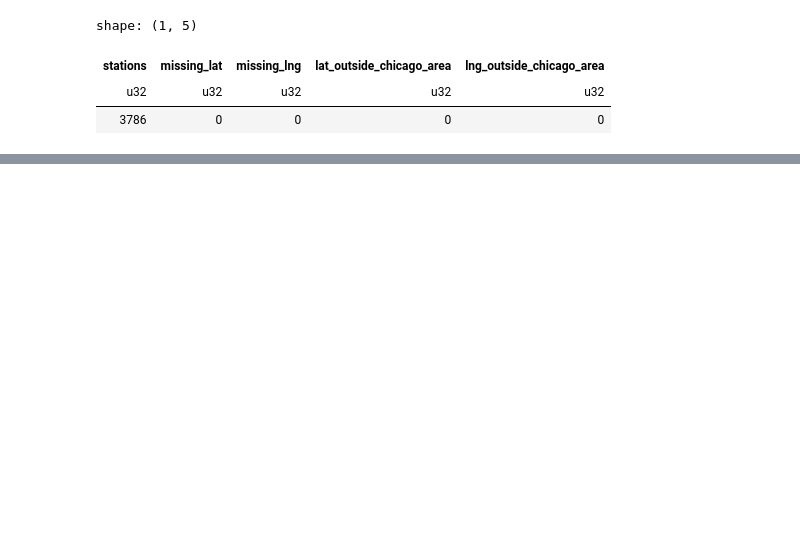
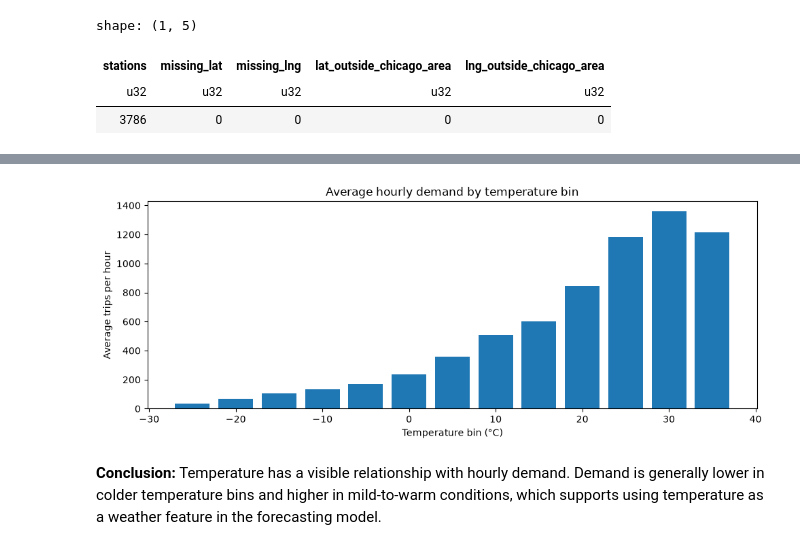
Before and after one commit to koshiroquoc/bikeshare-forecast, a Jupyter notebook: notebooks/01_eda.ipynb, the cells around one changed output, grey strips where cells are left out. Drawn from its saved outputs; the diff is of its cells as text; code cells hidden in the pictures; blank space fills up the shorter version.

```diff
--- a/notebooks/01_eda.ipynb
+++ b/notebooks/01_eda.ipynb
@@ -452,0 +689,5 @@ Conclusion: The station mapping was exported to `data/reference/station_mapping.
+# %%
+#Load weather data
+weather = pl.read_parquet(str(WEATHER_RAW / "historical" / "*.parquet"))
+
+weather.head(), weather.shape, weather.schema
@@ -452,0 +760,17 @@ Conclusion: The station mapping was exported to `data/reference/station_mapping.
+# %%
+#demand by temperature bin
+temp_effect = (
+    system_weather
+    .with_columns(
+        (pl.col("temperature_2m") // 5 * 5).alias("temp_bin_c")
+    )
+    .group_by("temp_bin_c")
+    .agg(
+        pl.col("trips").mean().alias("avg_trips_per_hour"),
+        pl.len().alias("hours"),
+    )
+    .filter(pl.col("hours") >= 20)
+    .sort("temp_bin_c")
+)
+
+temp_effect
@@ -452,0 +792,14 @@ Conclusion: The station mapping was exported to `data/reference/station_mapping.
+# %%
+temp_effect_pd = temp_effect.to_pandas()
+
+plt.figure(figsize=(10, 4))
+plt.bar(temp_effect_pd["temp_bin_c"], temp_effect_pd["avg_trips_per_hour"], width=4)
+plt.title("Average hourly demand by temperature bin")
+plt.xlabel("Temperature bin (°C)")
+plt.ylabel("Average trips per hour")
+plt.tight_layout()
+plt.show()
+# %% [output]
+[figure, added]
+# %% [markdown]
+**Conclusion:** Temperature has a visible relationship with hourly demand. Demand is generally lower in colder temperature bins and higher in mild-to-warm conditions, which supports using temperature as a weather feature in the forecasting model.
```
Also changed, not shown: parts of 57 cells of this notebook, 3 other files.
